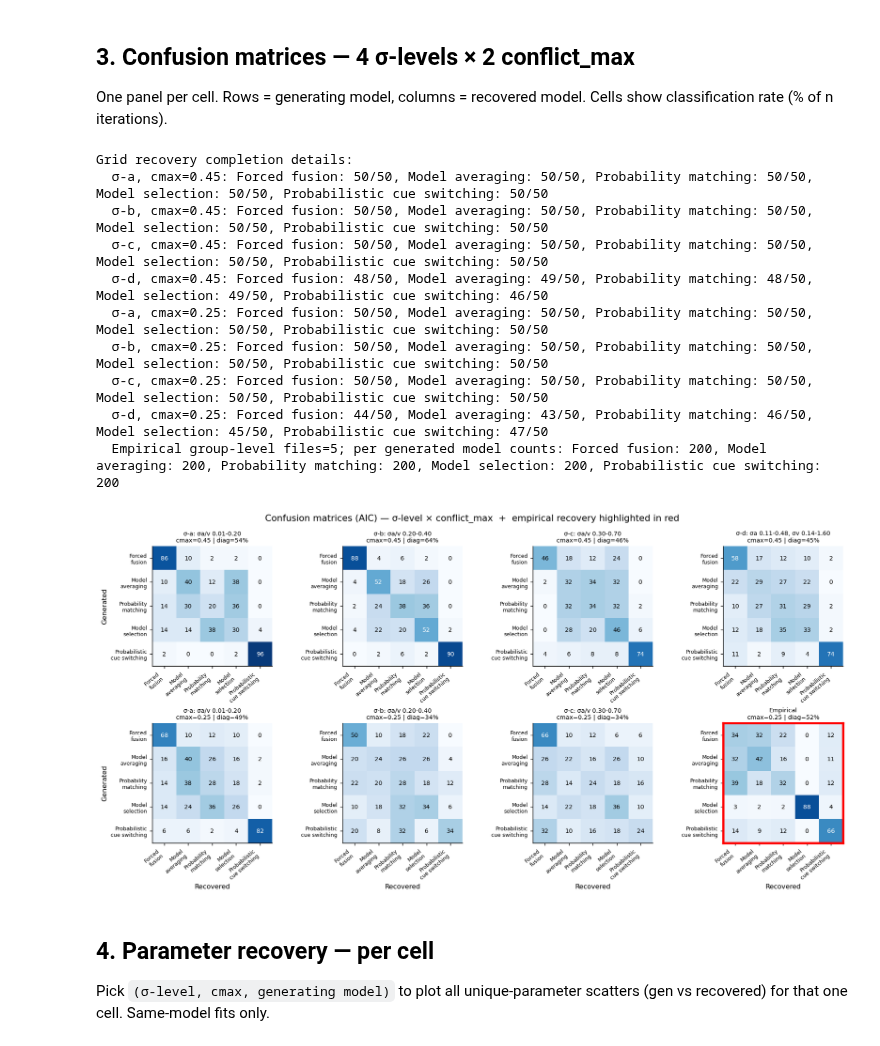
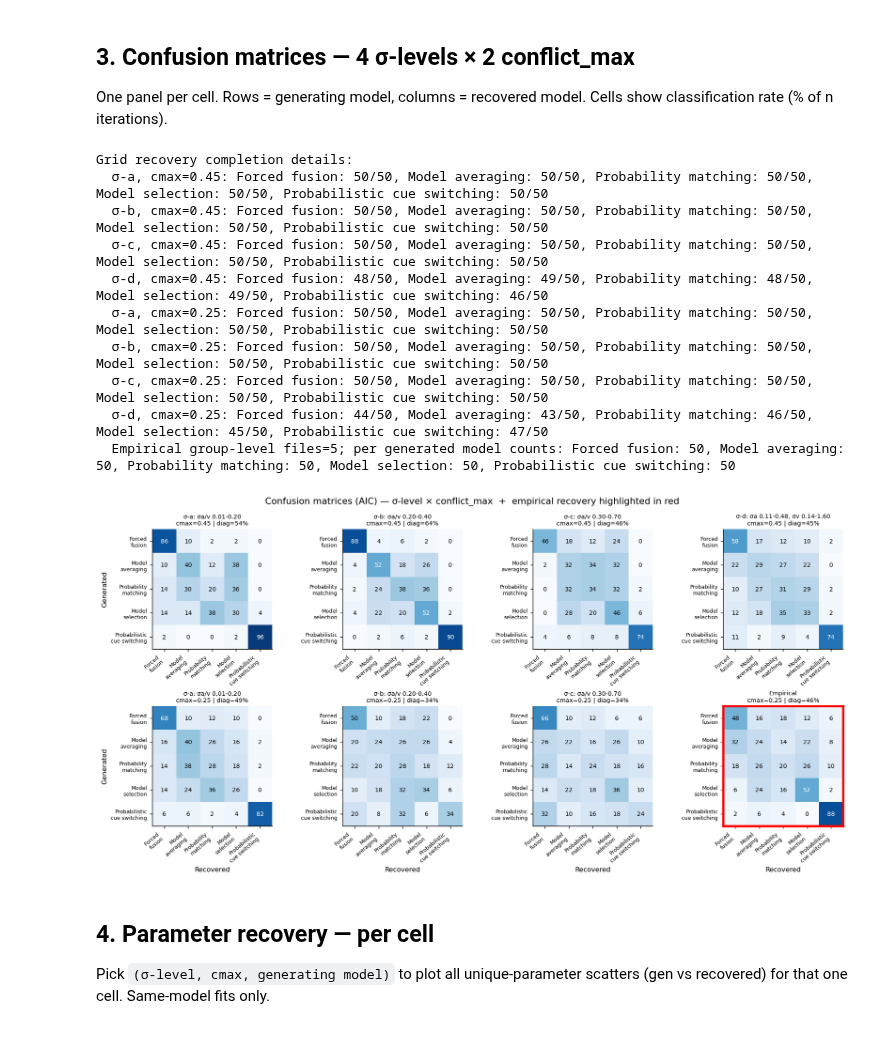
Before and after one commit to omeryildiran/av-dur-estimation, a Jupyter notebook: grid_recovery_summary.ipynb, the cells around one changed output. Drawn from its saved outputs; the diff is of its cells as text; code cells hidden in the pictures.

Commit message:
model recovery

```diff
--- a/grid_recovery_summary.ipynb
+++ b/grid_recovery_summary.ipynb
@@ -249,7 +249,8 @@ One panel per cell. Rows = generating model, columns = recovered model. Cells sh
 # Empirical panel sits in the BOTTOM row (cmax=0.25) since that is the
 # conflict_max used in the empirical analysis.
 
-EMP_DIR = 'model_recovery_results_group'
+#EMP_DIR = 'model_recovery_results_group'
+EMP_DIR = 'model_recovery_results_group_logfixed_ns1_nsim2000' # updated 2024-06-17 with nSimul=2000 for sharper AIC; log-likelihoods fixed to avoid numerical issues at high nSimul
 
 # Canonical display order and names matching the paper figure
 MODEL_ORDER = [
@@ -391,35 +392,35 @@ else:
         ax_emp.set_xticks([]); ax_emp.set_yticks([])
     else:
         title_emp = f'Empirical\ncmax=0.25 | diag={emp_diag*100:.0f}%'
         _draw_confusion(ax_emp, emp_mat, title_emp,
                         show_ylabel=False,
                         show_xlabel=(emp_row == nrows - 1))
 
     for spine in ax_emp.spines.values():
         spine.set_visible(True)
         spine.set_edgecolor('red')
         spine.set_linewidth(3.0)
 
     fig.suptitle('Confusion matrices (AIC) — σ-level × conflict_max  '
                  '+  empirical recovery highlighted in red',
                  fontsize=12)
     plt.tight_layout()
     plt.savefig(f'{FIG_DIR}/grid_confusion_matrices.pdf', bbox_inches='tight')
     plt.savefig(f'{FIG_DIR}/grid_confusion_matrices.png', bbox_inches='tight', dpi=180)
     plt.savefig(f'{FIG_DIR}/grid_confusion_matrices.svg', format='svg', bbox_inches='tight')
     plt.show()
 # %% [output]
 Grid recovery completion details:
   σ-a, cmax=0.45: Forced fusion: 50/50, Model averaging: 50/50, Probability matching: 50/50, Model selection: 50/50, Probabilistic cue switching: 50/50
   σ-b, cmax=0.45: Forced fusion: 50/50, Model averaging: 50/50, Probability matching: 50/50, Model selection: 50/50, Probabilistic cue switching: 50/50
   σ-c, cmax=0.45: Forced fusion: 50/50, Model averaging: 50/50, Probability matching: 50/50, Model selection: 50/50, Probabilistic cue switching: 50/50
   σ-d, cmax=0.45: Forced fusion: 48/50, Model averaging: 49/50, Probability matching: 48/50, Model selection: 49/50, Probabilistic cue switching: 46/50
   σ-a, cmax=0.25: Forced fusion: 50/50, Model averaging: 50/50, Probability matching: 50/50, Model selection: 50/50, Probabilistic cue switching: 50/50
   σ-b, cmax=0.25: Forced fusion: 50/50, Model averaging: 50/50, Probability matching: 50/50, Model selection: 50/50, Probabilistic cue switching: 50/50
   σ-c, cmax=0.25: Forced fusion: 50/50, Model averaging: 50/50, Probability matching: 50/50, Model selection: 50/50, Probabilistic cue switching: 50/50
   σ-d, cmax=0.25: Forced fusion: 44/50, Model averaging: 43/50, Probability matching: 46/50, Model selection: 45/50, Probabilistic cue switching: 47/50
-  Empirical group-level files=5; per generated model counts: Forced fusion: 200, Model averaging: 200, Probability matching: 200, Model selection: 200, Probabilistic cue switching: 200
+  Empirical group-level files=5; per generated model counts: Forced fusion: 50, Model averaging: 50, Probability matching: 50, Model selection: 50, Probabilistic cue switching: 50
-[figure, old version]
+[figure, new version]
 # %% [markdown]
 ## 4. Parameter recovery — per cell
 
```
Also changed, not shown: parts of 1 cell of this notebook, 12 other files.
